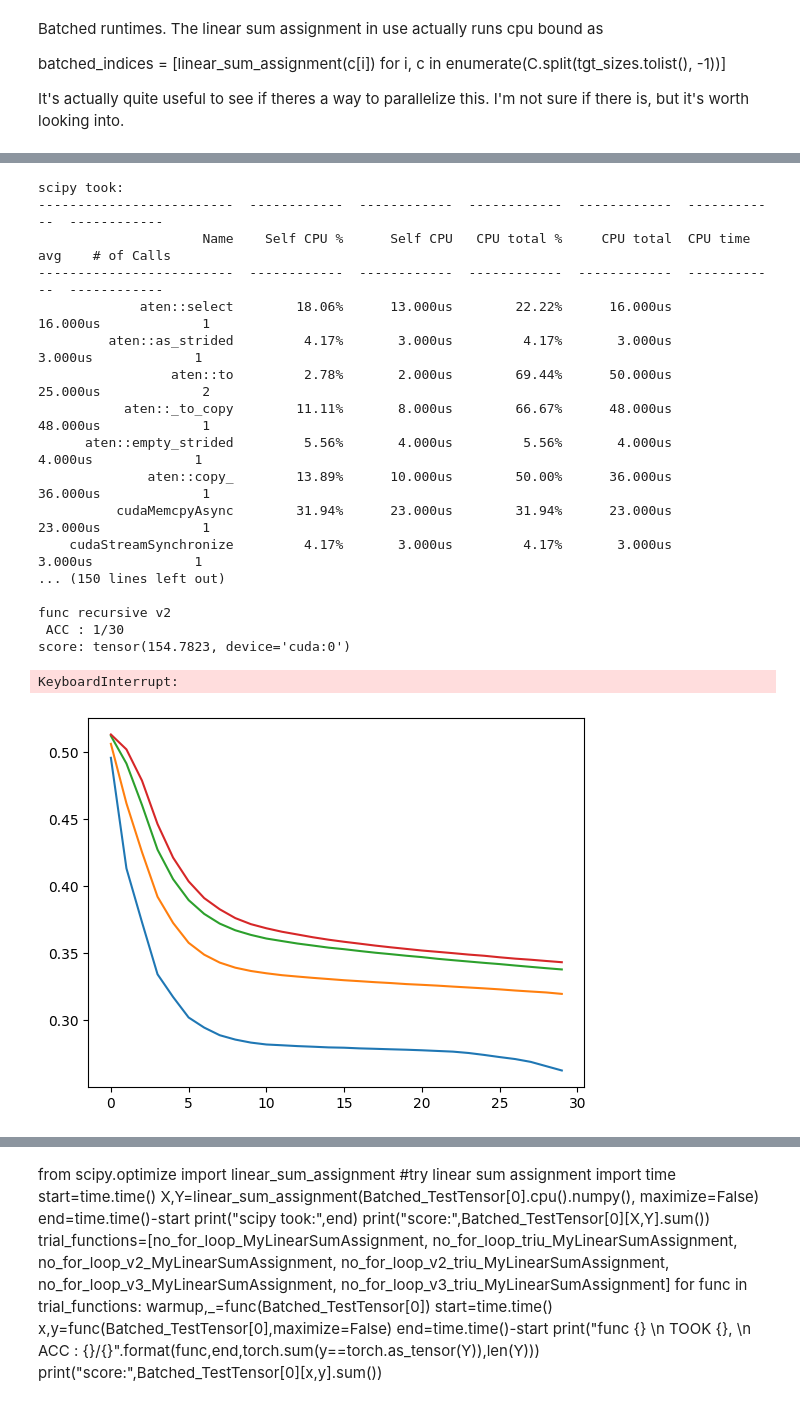
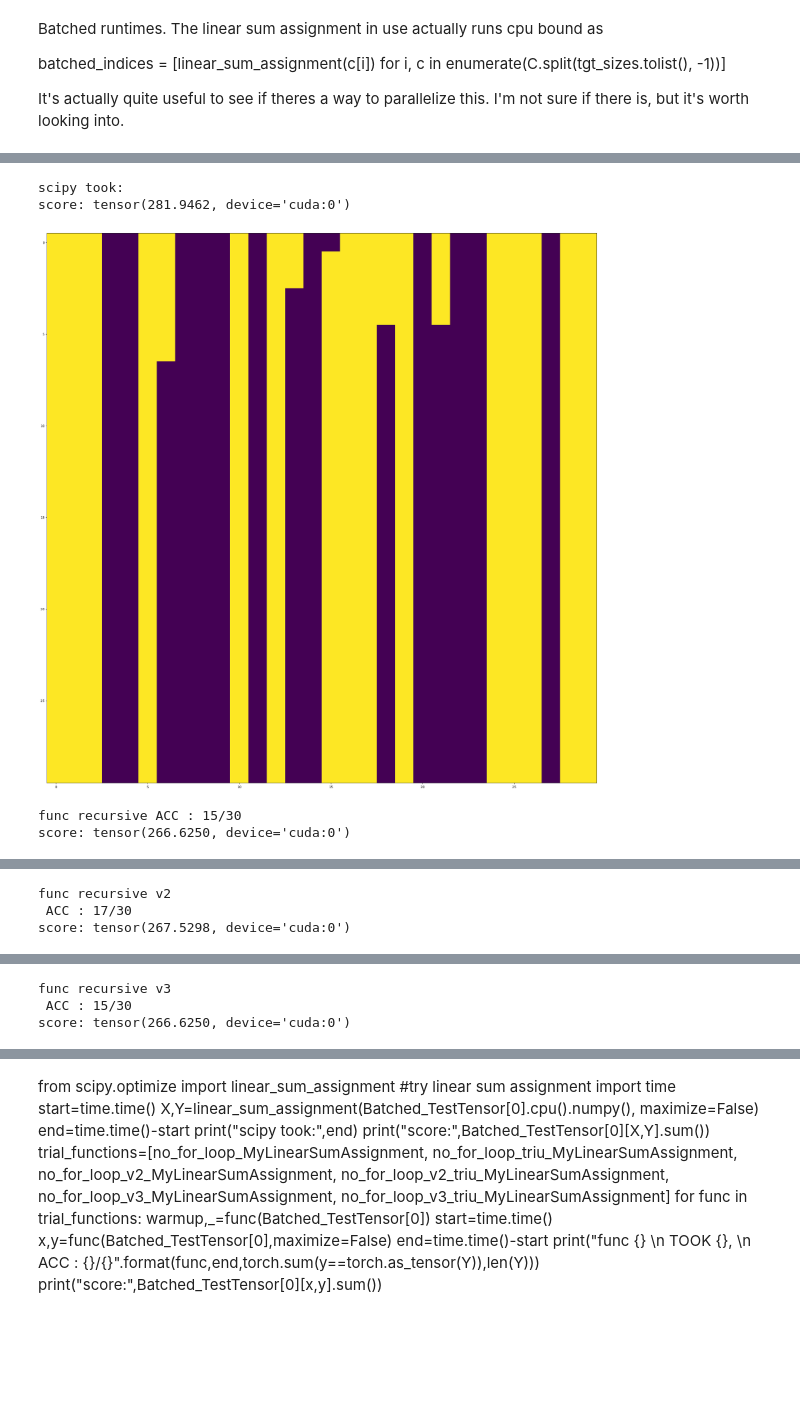
Before and after one commit to st7ma784/Pair-DETR-PTL, a Jupyter notebook: LinearSumAssignment.ipynb, the cells around one changed output, grey strips where cells are left out. Drawn from its saved outputs; the diff is of its cells as text; code cells hidden in the pictures; blank space fills up the shorter version.

```diff
--- a/LinearSumAssignment.ipynb
+++ b/LinearSumAssignment.ipynb
@@ -706,34 +741,40 @@ with torch.autograd.profiler.profile() as prof:
 
 print("scipy took:")
 
-print(prof.key_averages().table(sort_by="self_cuda_time_total"))
+# print(prof.key_averages().table(sort_by="self_cuda_time_total"))
 print("score:",Batched_TestTensor[0][X,Y].sum())
 
 with torch.autograd.profiler.profile() as prof:
     x,y,_=recursiveLinearSumAssignment(Batched_TestTensor[0],maximize=True)
-print(prof.key_averages().table(sort_by="self_cuda_time_total"))
+draw((torch.stack(_,dim=0).cpu()==torch.as_tensor(Y)).int().to(dtype=torch.float,device="cpu"))
+# print(prof.key_averages().table(sort_by="self_cuda_time_total"))
 print("func {} ACC : {}/{}".format("recursive",torch.sum(y.cpu()==torch.as_tensor(Y)),len(Y)))
 print("score:",Batched_TestTensor[0][x,y].sum())
 
 with torch.autograd.profiler.profile() as prof:
     x1,y1,_=recursiveLinearSumAssignment_v2(Batched_TestTensor[0],maximize=True)
-print(prof.key_averages().table(sort_by="self_cuda_time_total"))
+draw((torch.stack(_,dim=0).cpu()==torch.as_tensor(Y)).int().to(dtype=torch.float,device="cpu"))
+
+# print(prof.key_averages().table(sort_by="self_cuda_time_total"))
 print("func {} \n ACC : {}/{}".format("recursive v2",torch.sum(y1.cpu()==torch.as_tensor(Y)),len(Y)))
 print("score:",Batched_TestTensor[0][x1,y1].sum())
 
+with torch.autograd.profiler.profile() as prof:
+    x1,y1,_=recursiveLinearSumAssignment_v3(Batched_TestTensor[0],maximize=True)
+draw((torch.stack(_,dim=0).cpu()==torch.as_tensor(Y)).int().to(dtype=torch.float,device="cpu"))
+# print(prof.key_averages().table(sort_by="self_cuda_time_total"))
+print("func {} \n ACC : {}/{}".format("recursive v3",torch.sum(y1.cpu()==torch.as_tensor(Y)),len(Y)))
+print("score:",Batched_TestTensor[0][x1,y1].sum())
 for factor in np.arange(0.2,3,0.1):
     y_values=torch.zeros((30,30))
 
-    for i in range(5000):
+    for i in range(100):
         Batched_TestTensor=torch.abs(torch.rand((30,30)))
         X,Y=linear_sum_assignment(Batched_TestTensor.cpu().numpy(), maximize=True)
         x,y,y_val=recursiveLinearSumAssignment(Batched_TestTensor,maximize=True,factor=factor)
         y_values=y_values+ (torch.stack(y_val,dim=0).cpu()==torch.as_tensor(Y)).int()
 
-    #x axis is the number of times the algorithm was run
-    #y axis is the accuracy
-
-    plt.plot(torch.mean(y_values,dim=1)/5000,label="factor:{}".format(factor))
+    plt.plot(torch.mean(y_values,dim=1)/100,label="factor:{}".format(factor))
 x_axis="Number of times the steps"
 y_axis="Fraction of correct assignments"
 plt.xlabel(x_axis)
@@ -742,10 +783,10 @@ plt.ylabel(y_axis)
 title="A Graph showing mean accuracy based on cost matrix"
 plt.title(title)
 plt.show()
-for factor in np.arange(0.2,3,0.1):
+for factor in np.arange(0.2,3,0.2):
     y_values=torch.zeros((30,30))
 
-    for i in range(5000):
+    for i in range(100):
         Batched_TestTensor=torch.rand((30,30))
         X,Y=linear_sum_assignment(Batched_TestTensor.cpu().numpy(), maximize=True)
         x,y,y_val=recursiveLinearSumAssignment_v2(Batched_TestTensor,maximize=True,factor=factor)
@@ -759,7 +800,28 @@ for factor in np.arange(0.2,3,0.1):
     plt.xlabel(x_axis)
     plt.ylabel(y_axis)
 
-    plt.plot(torch.mean(y_values,dim=1)/5000,label="factor:{}".format(factor))
+    plt.plot(torch.mean(y_values,dim=1)/100,label="factor:{}".format(factor))
 
 plt.show()
+
+for factor in np.arange(0.2,3,0.1):
+    y_values=torch.zeros((30,30))
+
+    for i in range(100):
+        Batched_TestTensor=torch.rand((30,30))
+        X,Y=linear_sum_assignment(Batched_TestTensor.cpu().numpy(), maximize=True)
+        x,y,y_val=recursiveLinearSumAssignment_v3(Batched_TestTensor,maximize=True,factor=factor)
+        y_values=y_values+ (torch.stack(y_val,dim=0).cpu()==torch.as_tensor(Y)).int()
+    title="A Graph showing mean accuracy based on multiplying by costs, factor:{}".format("0.2 - 3 in steps of 0.1")
+    plt.title(title)
+    #x axis is the number of times the algorithm was run
+    #y axis is the accuracy
+    x_axis="Number of times the steps"
+    y_axis="Fraction of correct assignments"
+    plt.xlabel(x_axis)
+    plt.ylabel(y_axis)
+
+    plt.plot(torch.mean(y_values,dim=1)/100,label="factor:{}".format(factor))
+
+plt.show()
 # %% [output]
@@ -775,19 +834,5 @@ STAGE:2023-09-26 09:04:36 81968:81968 ActivityProfilerController.cpp:321] Comple
 scipy took:
--------------------------  ------------  ------------  ------------  ------------  ------------  ------------
-                     Name    Self CPU %      Self CPU   CPU total %     CPU total  CPU time avg    # of Calls
--------------------------  ------------  ------------  ------------  ------------  ------------  ------------
-             aten::select        18.06%      13.000us        22.22%      16.000us      16.000us             1
-         aten::as_strided         4.17%       3.000us         4.17%       3.000us       3.000us             1
-                 aten::to         2.78%       2.000us        69.44%      50.000us      25.000us             2
-           aten::_to_copy        11.11%       8.000us        66.67%      48.000us      48.000us             1
-      aten::empty_strided         5.56%       4.000us         5.56%       4.000us       4.000us             1
-              aten::copy_        13.89%      10.000us        50.00%      36.000us      36.000us             1
-          cudaMemcpyAsync        31.94%      23.000us        31.94%      23.000us      23.000us             1
-    cudaStreamSynchronize         4.17%       3.000us         4.17%       3.000us       3.000us             1
-... (150 lines left out)
-
-func recursive v2
- ACC : 1/30
-score: tensor(154.7823, device='cuda:0')
+score: tensor(281.9462, device='cuda:0')
+[figure, new version]
-KeyboardInterrupt:
+func recursive ACC : 15/30
+score: tensor(266.6250, device='cuda:0')
-[figure, old version]
@@ -793,0 +843,3 @@ KeyboardInterrupt:
+func recursive v2
+ ACC : 17/30
+score: tensor(267.5298, device='cuda:0')
@@ -793,0 +850,3 @@ KeyboardInterrupt:
+func recursive v3
+ ACC : 15/30
+score: tensor(266.6250, device='cuda:0')
```
Also changed, not shown: parts of 6 cells of this notebook, 2 other files.
